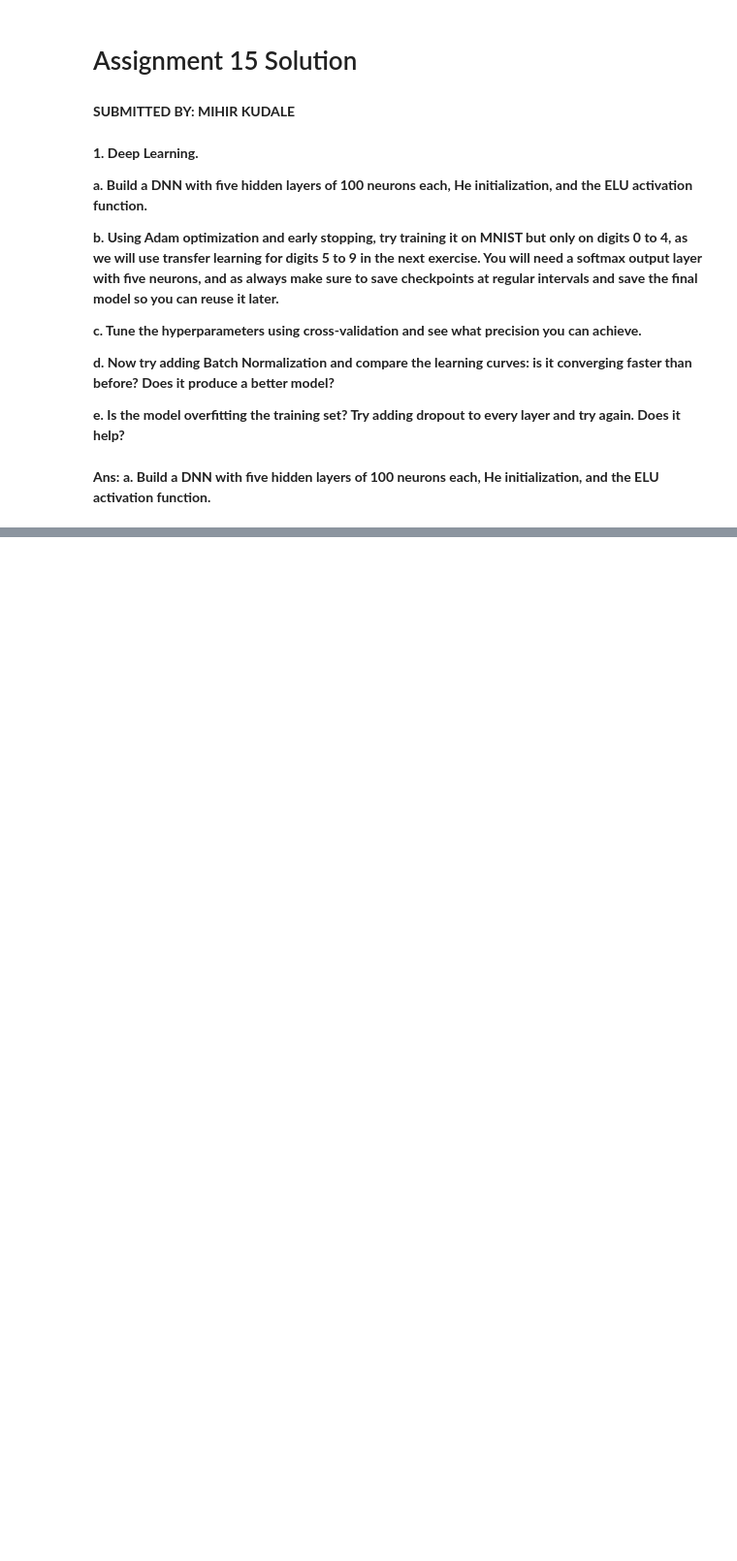
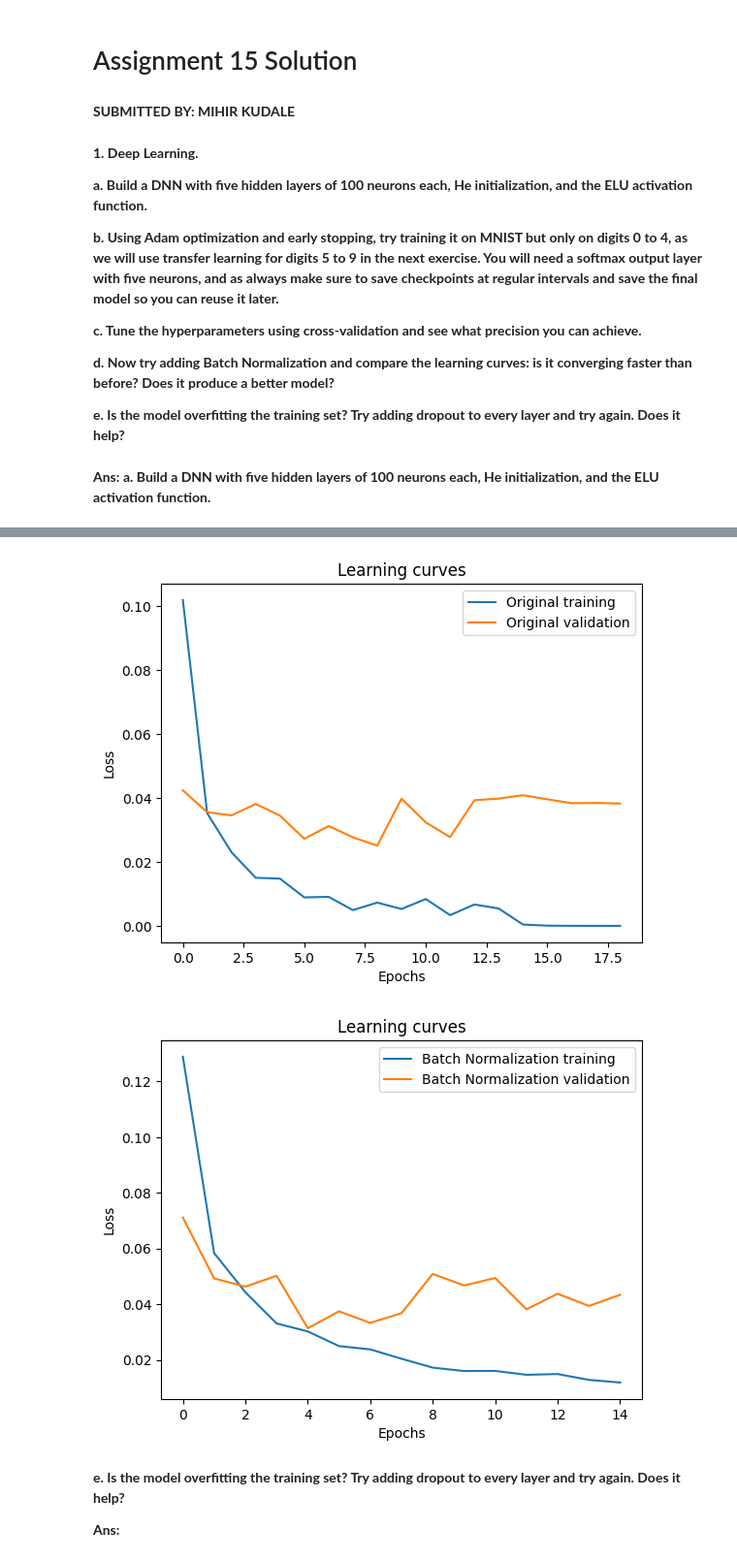
Before and after one commit to mihirkudale/iNeuron-Data-Science-Assignments, a Jupyter notebook: DL Theory/DL Assignment 15.ipynb, the cells around one changed output, grey strips where cells are left out. Shown at 97% size. Saved outputs shown, nothing was run; the diff lists cells and outputs as text; code cells hidden in the pictures; blank space fills up the shorter version.

```diff
--- a/DL Theory/DL Assignment 15.ipynb
+++ b/DL Theory/DL Assignment 15.ipynb
@@ -19,0 +170,5 @@ again. Does it help?**
+# %%
+# Fit the GridSearchCV object to the data
+grid_search_cv.fit(X_train, y_train,
+                   validation_data=(X_valid, y_valid),
+                   callbacks=[keras.callbacks.EarlyStopping(patience=10)])
@@ -19,0 +199,25 @@ again. Does it help?**
+# %%
+# Build DNN with Batch Normalization
+model = keras.models.Sequential([
+    keras.layers.Flatten(input_shape=[28, 28]),
+    keras.layers.BatchNormalization(),
+    keras.layers.Dense(100, activation="elu", kernel_initializer="he_normal"),
+    keras.layers.BatchNormalization(),
+    keras.layers.Dense(100, activation="elu", kernel_initializer="he_normal"),
+    keras.layers.BatchNormalization(),
+    keras.layers.Dense(100, activation="elu", kernel_initializer="he_normal"),
+    keras.layers.BatchNormalization(),
+    keras.layers.Dense(100, activation="elu", kernel_initializer="he_normal"),
+    keras.layers.BatchNormalization(),
+    keras.layers.Dense(5, activation="softmax")
+])
+# %%
+# Compile model
+model.compile(loss="sparse_categorical_crossentropy",
+              optimizer=keras.optimizers.Adam(),
+              metrics=["accuracy"])
+# %%
+# Train model
+history_bn = model.fit(X_train, y_train, epochs=100, batch_size=32,
+                       validation_data=(X_valid, y_valid),
+                       callbacks=[early_stopping_cb])
@@ -19,0 +244,20 @@ again. Does it help?**
+# %%
+# Plot learning curves
+def plot_learning_curves(history, label=None):
+    plt.plot(history.history["loss"], label=label + " training")
+    plt.plot(history.history["val_loss"], label=label + " validation")
+    plt.legend()
+    plt.title("Learning curves")
+    plt.xlabel("Epochs")
+    plt.ylabel("Loss")
+    plt.show()
+
+plot_learning_curves(history, label="Original")
+plot_learning_curves(history_bn, label="Batch Normalization")
+# %% [output]
+[figure, added]
+[figure, added]
+# %% [markdown]
+**e. Is the model overfitting the training set? Try adding dropout to every layer and try again. Does it help?**
+
+**Ans:**
```
Also changed, not shown: parts of 66 cells of this notebook, 1 other file.
